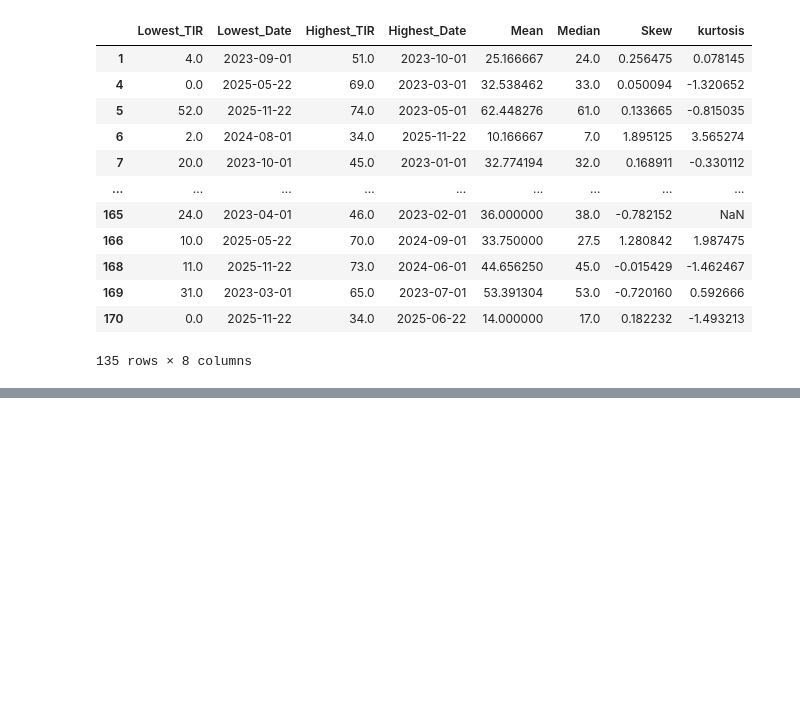
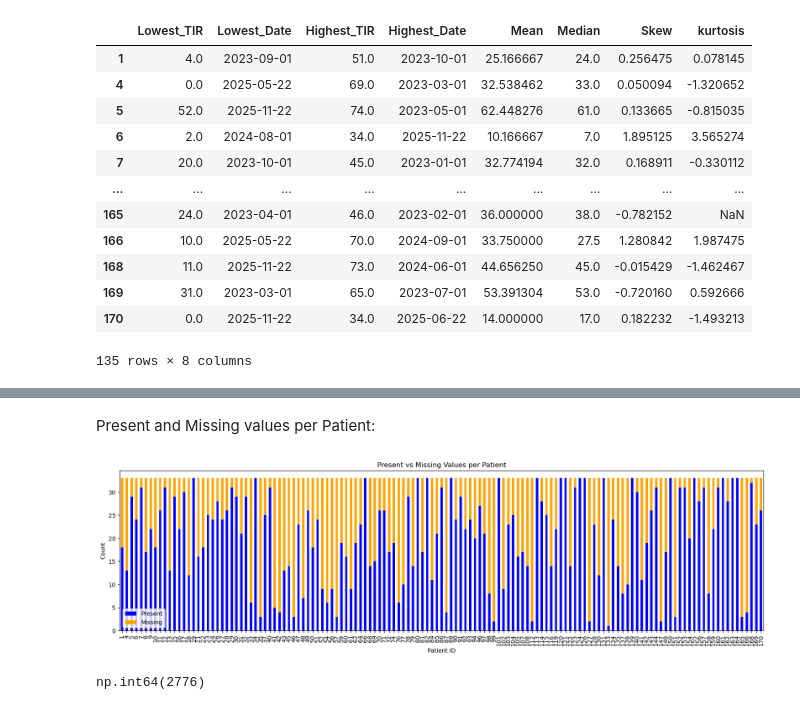
Before and after one commit to eeshakhawaja/thesis, a Jupyter notebook: data_set_thesis.ipynb, the cells around one changed output, grey strips where cells are left out. Cells and saved outputs as stored; diff of their text form; code cells hidden in the pictures; blank space fills up the shorter version.

```diff
--- a/data_set_thesis.ipynb
+++ b/data_set_thesis.ipynb
@@ -440,0 +732,24 @@ patient_based_TIR_stats
+# %% [markdown]
+Present and Missing values per Patient:
+# %%
+missing_vals = df_patient_vals.isnull().sum()
+present = df_patient_vals.notna().sum()
+
+avg_missing=(df_patient_vals.isnull().sum())
+
+pd.DataFrame({'Present': present, 'Missing': missing_vals}).plot(
+    kind='bar',
+    stacked=True,
+    figsize=(20, 5),
+    color=['blue', 'orange']
+)
+plt.title('Present vs Missing Values per Patient')
+plt.xlabel('Patient ID')
+plt.ylabel('Count')
+plt.show()
+# %% [output]
+[figure, added]
+# %%
+df_patient_vals.count().sum()
+# %% [output]
+np.int64(2776)
```
Also changed, not shown: parts of 38 cells of this notebook, 2 other files.
